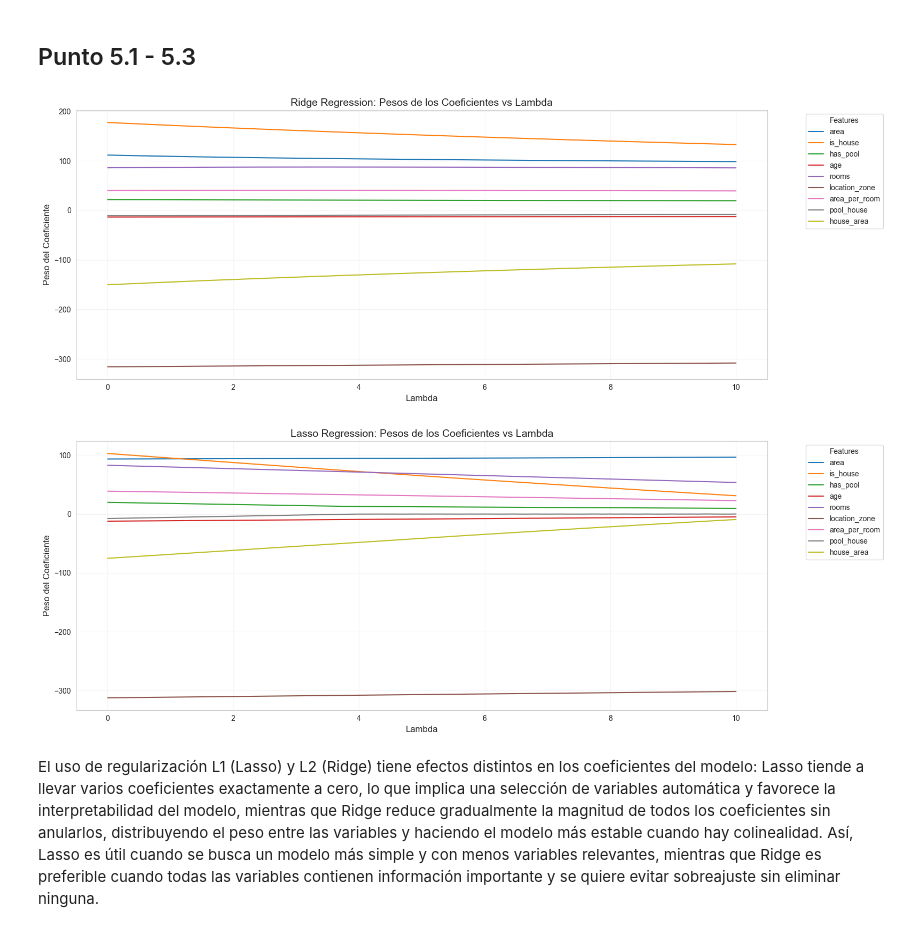
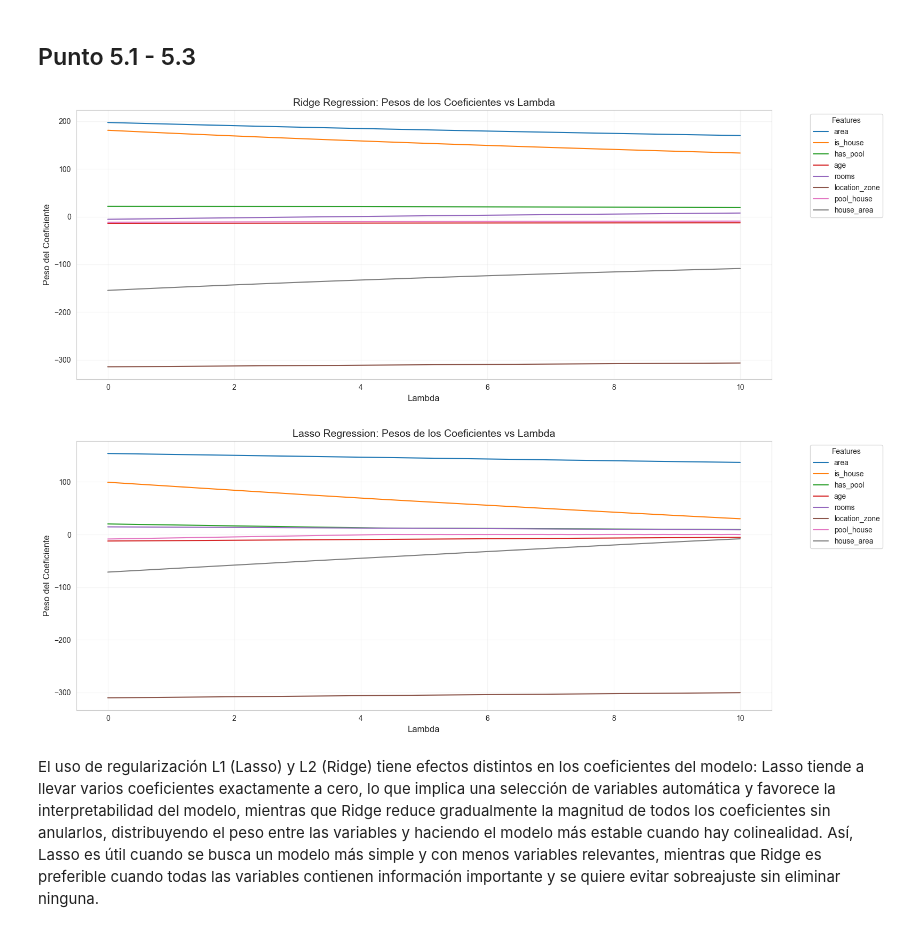
Before and after one commit to frizynn/tp1-machine-learning, a Jupyter notebook: src/Entrega_Tp1.ipynb, the cells around one changed output. Drawn from its saved outputs; the diff is of its cells as text; code cells hidden in the pictures.

```diff
--- a/src/Entrega_Tp1.ipynb
+++ b/src/Entrega_Tp1.ipynb
@@ -1023,34 +1038,30 @@ Se esperaba que la incorporación masiva de 300 features, generadas como potenci
 # %% [markdown]
 ## Punto 5.1 - 5.3
 # %%
-import numpy as np
-import pandas as pd
-import matplotlib.pyplot as plt
-from models.regression.linear_regressor import LinearRegressor
+
 from utils.model import get_weights_and_metrics
-from utils.visuals import plot_weights_vs_lambda, plot_performance_metrics
+from utils.visuals import plot_weights_vs_lambda
 
-
-df = pd.read_csv(r"../data/processed/casas_dev_eng.csv")
+df = pd.read_csv(r"../data/processed/casas_dev_eng_mean_impute.csv")
 
 X = df.drop('price', axis=1)
 y = df['price']
 
 
 lambdas_0_10 = np.linspace(0, 10, 100)
 
 
 weights_ridge_0_10, mse_scores_ridge_0_10, r2_scores_ridge_0_10 = get_weights_and_metrics(X, y, lambdas_0_10, LinearRegressor, normalize=True, method='pseudo_inverse', regularization='l2',random_state=12)
 weights_lasso_0_10, mse_scores_lasso_0_10, r2_scores_lasso_0_10 = get_weights_and_metrics(X, y, lambdas_0_10, LinearRegressor, normalize=True, method='gradient_descent', regularization='l1',random_state=12)
 
 feature_names = X.columns
 
 
 plot_weights_vs_lambda(lambdas_0_10, weights_ridge_0_10, feature_names,custom_titles={"title": "Ridge Regression: Pesos de los Coeficientes vs Lambda", "xlabel": "Lambda", "ylabel": "Peso del Coeficiente"})
 plot_weights_vs_lambda(lambdas_0_10, weights_lasso_0_10, feature_names,custom_titles={"title": "Lasso Regression: Pesos de los Coeficientes vs Lambda", "xlabel": "Lambda", "ylabel": "Peso del Coeficiente"})
 # %% [output]
-[figure, old version]
+[figure, new version]
-[figure, old version]
+[figure, new version]
 # %% [markdown]
 El uso de regularización L1 (Lasso) y L2 (Ridge) tiene efectos distintos en los coeficientes del modelo: Lasso tiende a llevar varios coeficientes exactamente a cero, lo que implica una selección de variables automática y favorece la interpretabilidad del modelo, mientras que Ridge reduce gradualmente la magnitud de todos los coeficientes sin anularlos, distribuyendo el peso entre las variables y haciendo el modelo más estable cuando hay colinealidad. Así, Lasso es útil cuando se busca un modelo más simple y con menos variables relevantes, mientras que Ridge es preferible cuando todas las variables contienen información importante y se quiere evitar sobreajuste sin eliminar ninguna.
 # %%
```
Also changed, not shown: parts of 51 cells of this notebook, 7 other files.
